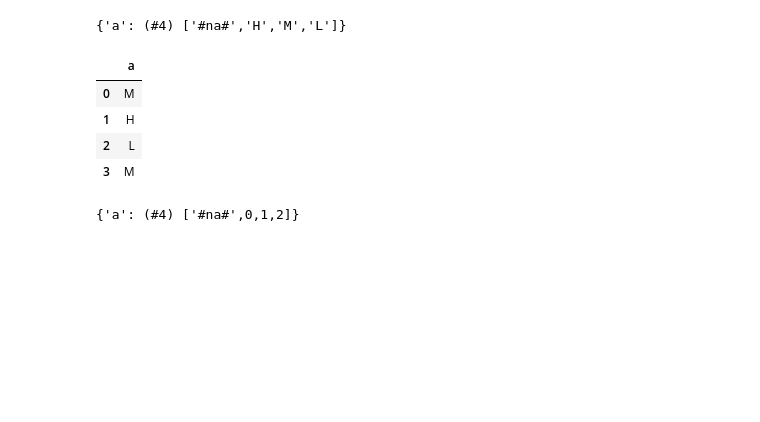
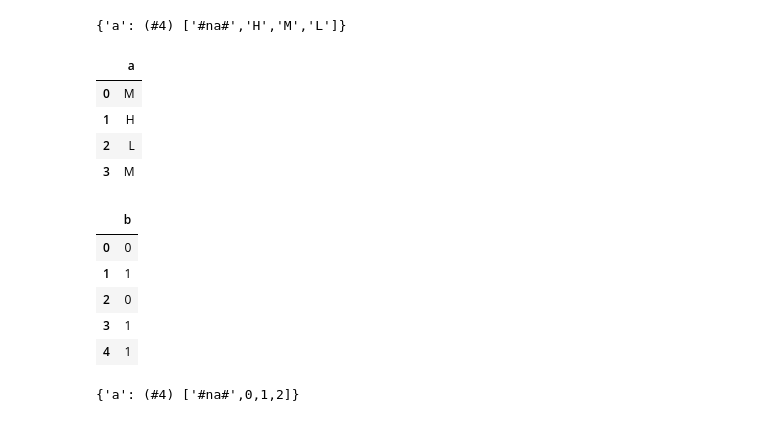
Before and after one commit to anhquan0412/fastai2, a Jupyter notebook: quan-nbs/7_40_tabular.core.ipynb, the cells around one changed output. Saved outputs shown, nothing was run; the diff lists cells and outputs as text; code cells hidden in the pictures; blank space fills up the shorter version.

```diff
--- a/quan-nbs/7_40_tabular.core.ipynb
+++ b/quan-nbs/7_40_tabular.core.ipynb
@@ -627,6 +627,15 @@ to.items # bug b/c of decode
 cat = Categorify()
 df = pd.DataFrame({'a':[0,1,2,3,2], 'b': ['a', 'b', 'a', 'b', 'b']})
 to = TabularPandas(df, cat, 'a', splits=[[0,1,2],[3,4]], y_names='b')
+# %%
+to.targ
+# %% [output]
+|  | b |
+| 0 | 0 |
+| 1 | 1 |
+| 2 | 0 |
+| 3 | 1 |
+| 4 | 1 |
 # %%
 to.classes
 # %% [output]
```
Also changed, not shown: parts of 5 cells of this notebook.
